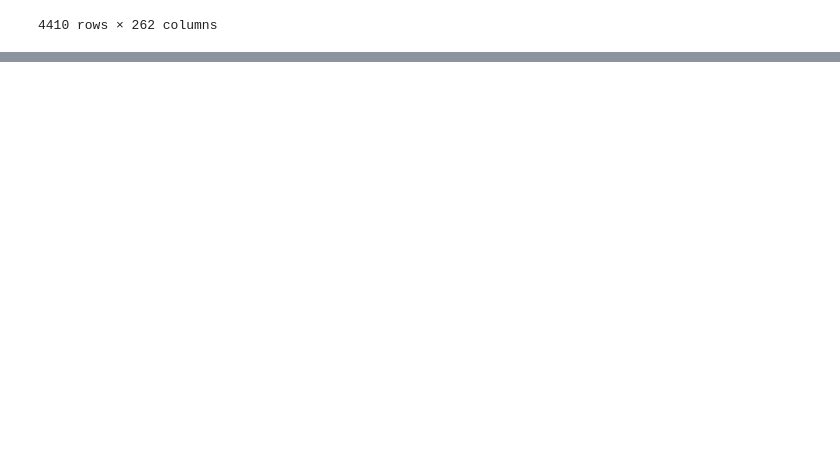
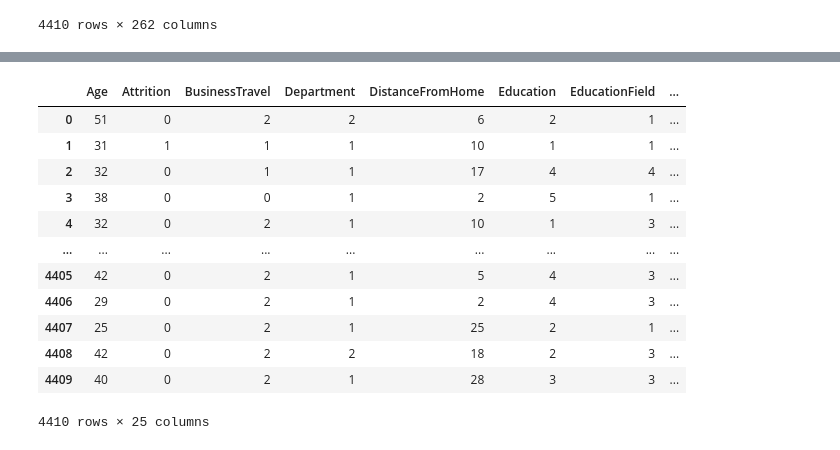
Before and after one commit to Plexiglace-EL/projet-IA, a Jupyter notebook: Projet_V1.ipynb, the cells around one changed output, grey strips where cells are left out. Saved outputs shown, nothing was run; the diff lists cells and outputs as text; code cells hidden in the pictures; blank space fills up the shorter version.

Commit message:
unique dataframe completed and label uniformed

```diff
--- a/Projet_V1.ipynb
+++ b/Projet_V1.ipynb
@@ -128,3 +124,23 @@ working_time
 | 4408 | 4409 | NaT | 0 days 09:31:32 | 0 days 09:35:13 | 0 days 09:47:18 | 0 days 09:23:28 | 0 days 09:12:16 | NaT | ... |
 | 4409 | 4410 | NaT | 0 days 06:50:10 | 0 days 07:16:48 | 0 days 06:43:40 | 0 days 06:50:32 | 0 days 07:25:36 | 0 days 06:58:19 | ... |
 4410 rows × 262 columns
+# %%
+# Encoder to convert the text data to actual values, it returns a corresponding matrix and the converted column
+
+from sklearn.preprocessing import LabelEncoder
+label_enc = LabelEncoder()
+
+def personnal_encoder(df, col):
+    df[col] = label_enc.fit_transform(df[col])
+    labels = label_enc.classes_.copy()
+    for index, l in enumerate(labels):
+        labels[index] = [index, l]
+
+    return labels, df
+# %%
+businesstravel_labels, general = personnal_encoder(general, 'BusinessTravel')
+attrition_labels, general = personnal_encoder(general, 'Attrition')
+education_labels, general = personnal_encoder(general, 'EducationField')
+department_labels, general = personnal_encoder(general, 'Department')
+gender_labels, general = personnal_encoder(general, 'Gender')
+ovr18_labels, general = personnal_encoder(general, 'Over18')
@@ -130,0 +167,22 @@ working_time
+# %%
+# Adding the calculated mean value of the working time of each employee to the main dataframe
+mean_time = working_time.copy()
+mean_time = mean_time.drop('id_employee', axis=1)
+general['mean'] = mean_time.mean(axis = 1)
+general['mean'] = general['mean'].dt.total_seconds() / 3600
+general['mean'] = round(general['mean'], 2)
+general
+# %% [output]
+|  | Age | Attrition | BusinessTravel | Department | DistanceFromHome | Education | EducationField | ... |
+| 0 | 51 | 0 | 2 | 2 | 6 | 2 | 1 | ... |
+| 1 | 31 | 1 | 1 | 1 | 10 | 1 | 1 | ... |
+| 2 | 32 | 0 | 1 | 1 | 17 | 4 | 4 | ... |
+| 3 | 38 | 0 | 0 | 1 | 2 | 5 | 1 | ... |
+| 4 | 32 | 0 | 2 | 1 | 10 | 1 | 3 | ... |
+| ... | ... | ... | ... | ... | ... | ... | ... | ... |
+| 4405 | 42 | 0 | 2 | 1 | 5 | 4 | 3 | ... |
+| 4406 | 29 | 0 | 2 | 1 | 2 | 4 | 3 | ... |
+| 4407 | 25 | 0 | 2 | 1 | 25 | 2 | 1 | ... |
+| 4408 | 42 | 0 | 2 | 2 | 18 | 2 | 3 | ... |
+| 4409 | 40 | 0 | 2 | 1 | 28 | 3 | 3 | ... |
+4410 rows × 25 columns
```
Also changed, not shown: parts of 4 cells of this notebook.
